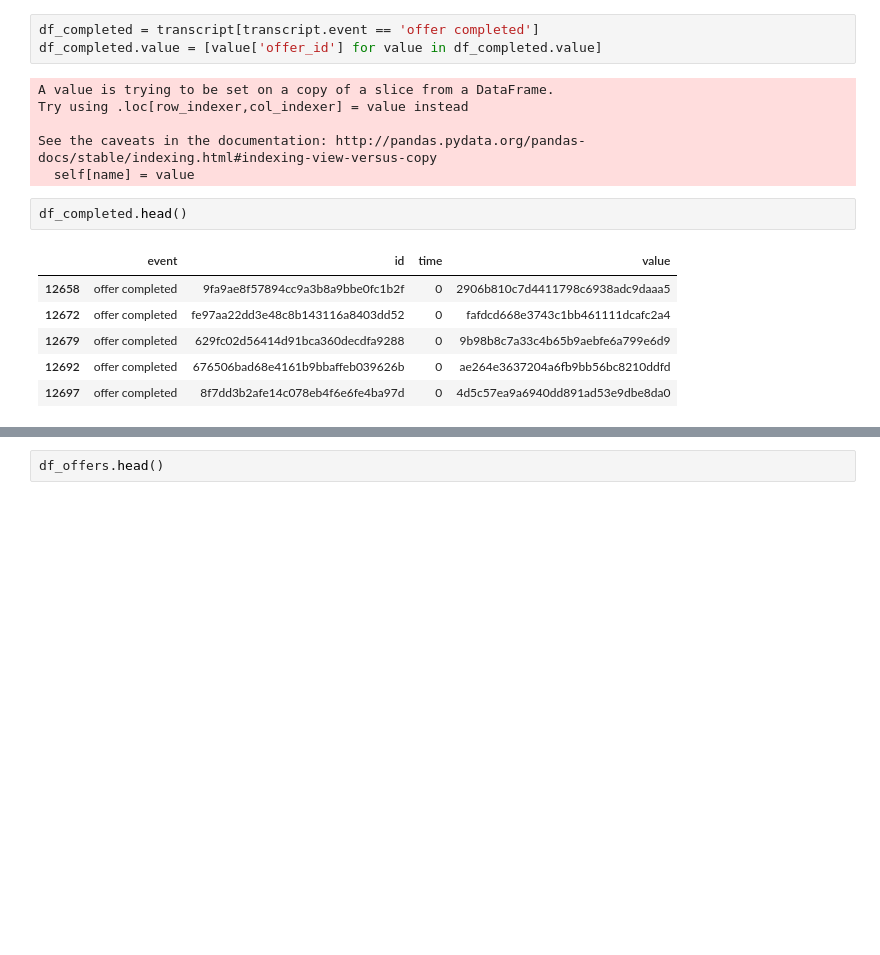
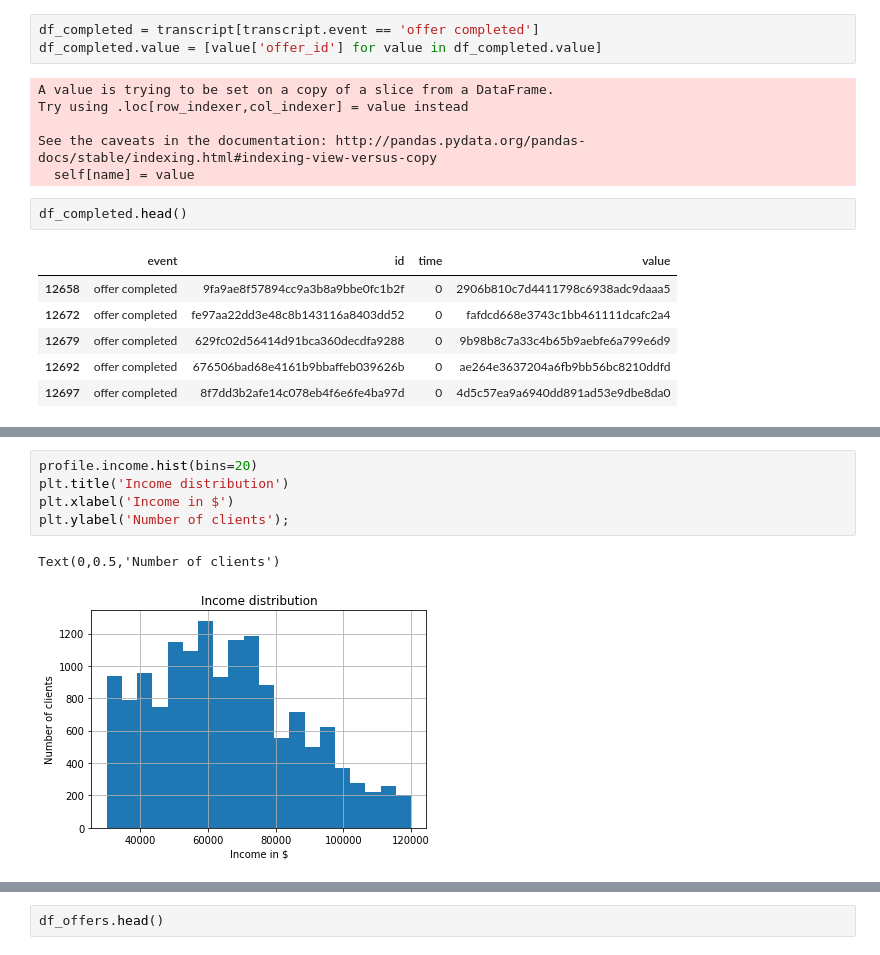
Before and after one commit to gderivas/DS_Nanodegree_Capstone, a Jupyter notebook: Starbucks_Capstone_notebook.ipynb, the cells around one changed output, grey strips where cells are left out. Cells and saved outputs as stored; diff of their text form; blank space fills up the shorter version.

```diff
--- a/Starbucks_Capstone_notebook.ipynb
+++ b/Starbucks_Capstone_notebook.ipynb
@@ -251,0 +440,8 @@ Loading File
+# %%
+profile.income.hist(bins=20)
+plt.title('Income distribution')
+plt.xlabel('Income in $')
+plt.ylabel('Number of clients');
+# %% [output]
+Text(0,0.5,'Number of clients')
+[figure, added]
```
Also changed, not shown: parts of 101 cells of this notebook, 1 other file.
